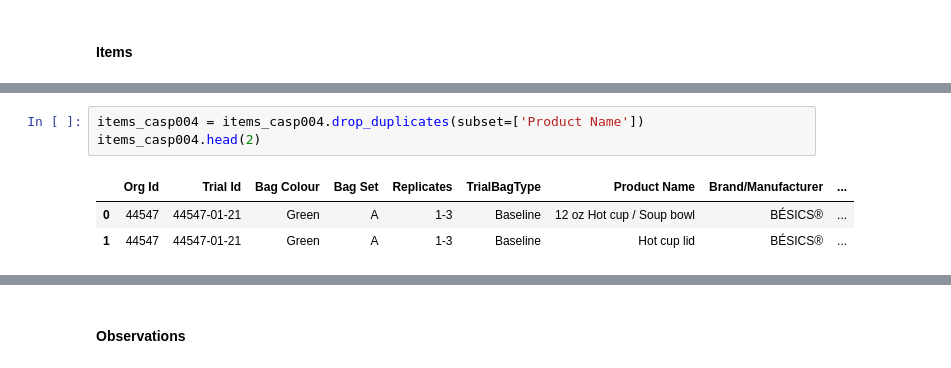
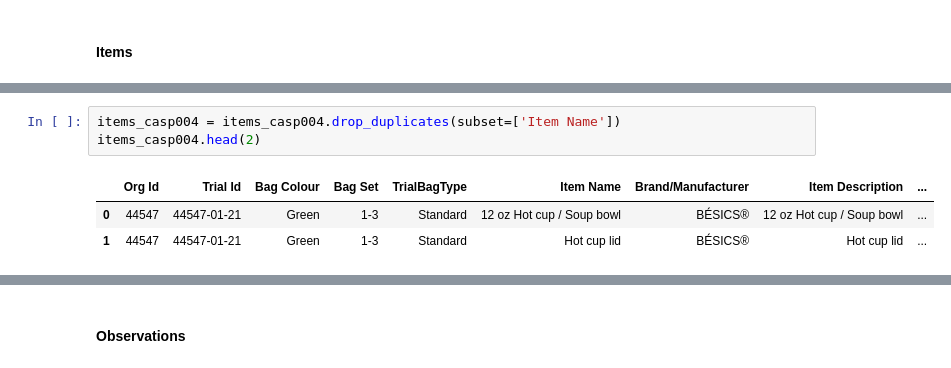
Before and after one commit to uchicago-dsi/compostable-disintegration-analysis, a Jupyter notebook: notebooks/february-visualizations.ipynb, the cells around one changed output, grey strips where cells are left out. Cells and saved outputs as stored; diff of their text form.

```diff
--- a/notebooks/february-visualizations.ipynb
+++ b/notebooks/february-visualizations.ipynb
@@ -465,8 +521,8 @@ items_casp004.head(2)
 # %%
-items_casp004 = items_casp004.drop_duplicates(subset=['Product Name'])
+items_casp004 = items_casp004.drop_duplicates(subset=['Item Name'])
 items_casp004.head(2)
 # %% [output]
-|  | Org Id | Trial Id | Bag Colour | Bag Set | Replicates | TrialBagType | Product Name | Brand/Manufacturer | ... |
-| 0 | 44547 | 44547-01-21 | Green | A | 1-3 | Baseline | 12 oz Hot cup / Soup bowl | BÉSICS® | ... |
-| 1 | 44547 | 44547-01-21 | Green | A | 1-3 | Baseline | Hot cup lid | BÉSICS® | ... |
+|  | Org Id | Trial Id | Bag Colour | Bag Set | TrialBagType | Item Name | Brand/Manufacturer | Item Description | ... |
+| 0 | 44547 | 44547-01-21 | Green | 1-3 | Standard | 12 oz Hot cup / Soup bowl | BÉSICS® | 12 oz Hot cup / Soup bowl | ... |
+| 1 | 44547 | 44547-01-21 | Green | 1-3 | Standard | Hot cup lid | BÉSICS® | Hot cup lid | ... |
 # %%
```
Also changed, not shown: parts of 48 cells of this notebook, 2 other files.
